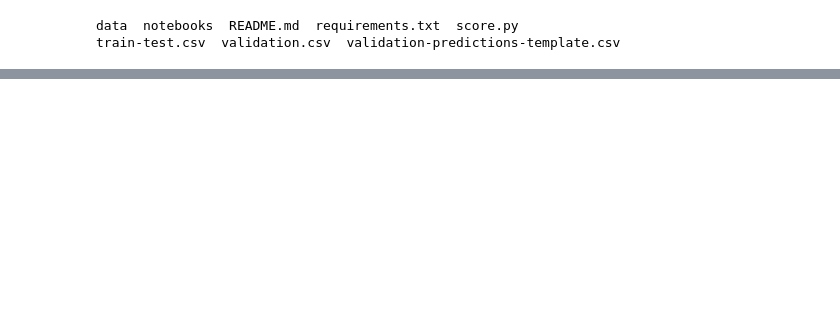
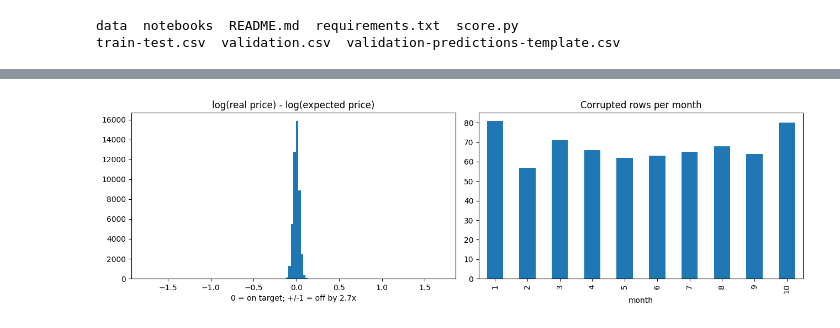
Before and after one commit to Jammal1996/spotter-freight-rate-ml, a Jupyter notebook: notebooks/01_freight_rate_model.ipynb, the cells around one changed output, grey strips where cells are left out. Cells and saved outputs as stored; diff of their text form; code cells hidden in the pictures; blank space fills up the shorter version.

```diff
--- a/notebooks/01_freight_rate_model.ipynb
+++ b/notebooks/01_freight_rate_model.ipynb
@@ -33,0 +285,17 @@ train-test.csv  validation.csv  validation-predictions-template.csv
+# %%
+daily = train.groupby("date").agg(rpm=("rpm", "median"), mi=("market_index", "mean"),
+                                  qs=("quote_signal", "mean"))
+
+fig, ax = plt.subplots(3, 1, figsize=(12, 8), sharex=True)
+daily.rpm.plot(ax=ax[0], title="Median rate per mile by day")
+daily.mi.plot(ax=ax[1], title="Mean market_index by day")
+daily.qs.plot(ax=ax[2], title="Mean quote_signal by day")
+plt.tight_layout(); plt.show()
+
+train["dow"] = train.date.dt.dayofweek
+print(train.groupby("dow").rpm.median().round(3))
+print(train.groupby(train.date.dt.month).size())
+
+# market_index: daily level plus small row-level noise
+g = train.groupby("date").market_index.agg(["mean", "std"])
+print("\nWithin-day std of market_index (avg):", g["std"].mean().round(4))
@@ -33,0 +553,68 @@ train-test.csv  validation.csv  validation-predictions-template.csv
+# %%
+import statsmodels.api as sm
+import lightgbm as lgb
+
+T0 = pd.Timestamp("2025-01-01")
+W_MED = train.weight.abs().median()
+
+def clean(df):
+    df = df.copy()
+    df["weight"] = df.weight.abs()                      # negative weights -> positive
+    df["weight_missing"] = df.weight.isna().astype(int)
+    df["weight"] = df.weight.fillna(W_MED)
+    df["mi_missing"] = df.market_index.isna().astype(int)
+    daily = df.groupby("date").market_index.median()    # fill with that day's median
+    daily = daily.reindex(pd.date_range(daily.index.min(), daily.index.max())).interpolate(limit_direction="both")
+    df["market_index"] = df.market_index.fillna(df.date.map(daily))
+    return df
+
+def add_features(df, daily_dq=None, daily_dm=None):
+    d = df.copy()
+    d["t"] = (d.date - T0).dt.days                       # days since Jan 1
+    d["dq"] = d.date.map(daily_dq) if daily_dq is not None else d.groupby("date").quote_signal.transform("mean")
+    d["dm"] = d.date.map(daily_dm) if daily_dm is not None else d.groupby("date").market_index.transform("median")
+    d["lm"] = np.log(d.market_index); d["lq"] = np.log(d.quote_signal); d["ldq"] = np.log(d.dq)
+    d["ld"] = np.log(d.distance); d["ld2"] = d.ld ** 2; d["lw"] = np.log(d.weight.clip(lower=1))
+    d["dom_f"] = d.date.dt.day / 31
+    for k in (1, 2):
+        d[f"ws{k}"] = np.sin(2 * np.pi * k * d.date.dt.dayofweek / 7)
+        d[f"wc{k}"] = np.cos(2 * np.pi * k * d.date.dt.dayofweek / 7)
+    d["equip"] = d.equipment.map({"Dry Van": 0, "Flatbed": 1, "Reefer": 2})
+    return d
+
+LIN = ["lm", "lq", "ldq", "ld", "ld2", "lw", "t", "dom_f", "ws1", "wc1", "ws2", "wc2"]
+
+def lin_X(d):
+    x = pd.get_dummies(d.equipment).astype(float).reindex(columns=["Dry Van", "Flatbed", "Reefer"], fill_value=0)[["Flatbed", "Reefer"]]
+    for c in LIN:
+        x[c] = d[c]
+    return sm.add_constant(x, has_constant="add")
+
+def flag_label_outliers(d, thr=0.3):
+    """Fit a simple model, flag rows whose price is far off, refit without them (3 rounds)."""
+    keep = np.ones(len(d), bool)
+    for _ in range(3):
+        r = sm.OLS(np.log(d.posted_rate[keep]), lin_X(d[keep])).fit()
+        res = np.log(d.posted_rate) - r.predict(lin_X(d))
+        keep = (res.abs() <= thr).values
+    return ~keep, res
+
+tr2 = add_features(clean(train))
+tr2["month"] = tr2.date.dt.month
+is_bad, resid = flag_label_outliers(tr2)
+tr2["is_bad"], tr2["resid"] = is_bad, resid
+
+print("Rows flagged as corrupted:", is_bad.sum(), f"({is_bad.mean()*100:.2f}%)")
+print("Too LOW  (price < 0.74x expected):", (resid < -0.3).sum())
+print("Too HIGH (price > 1.35x expected):", (resid > 0.3).sum())
+print("Typical size of normal error:", round(resid[~is_bad].std(), 4))
+
+fig, ax = plt.subplots(1, 2, figsize=(13, 4))
+ax[0].hist(resid.clip(-2, 2), bins=120); ax[0].set_title("log(real price) - log(expected price)")
+ax[0].set_xlabel("0 = on target; +/-1 = off by 2.7x")
+tr2.groupby("month").is_bad.sum().plot.bar(ax=ax[1], title="Corrupted rows per month")
+plt.tight_layout(); plt.show()
+
+cols = ["pickup", "delivery", "distance", "equipment", "posted_rate"]
+display(tr2[is_bad].assign(ratio=np.exp(resid[is_bad]).round(2))[cols + ["ratio"]].head(8))
+# %% [output]
@@ -33,0 +625 @@ train-test.csv  validation.csv  validation-predictions-template.csv
+[figure, added]
```
Also changed, not shown: parts of 46 cells of this notebook.
